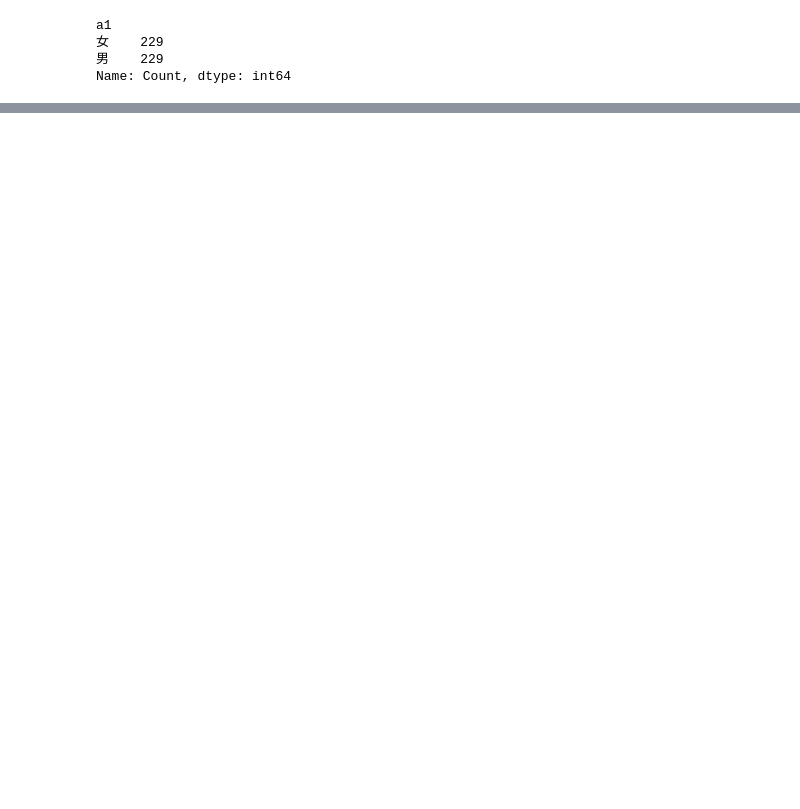
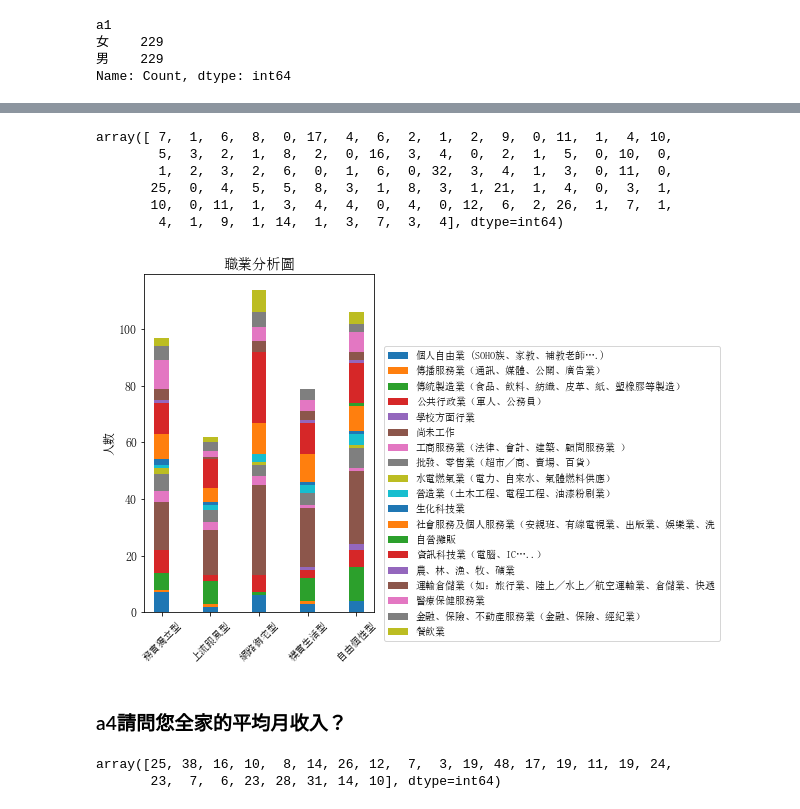
Before and after one commit to jerrylin0505/Multicovariance, a Jupyter notebook: Project3/畫圖.ipynb, the cells around one changed output, grey strips where cells are left out. Drawn from its saved outputs; the diff is of its cells as text; code cells hidden in the pictures; blank space fills up the shorter version.

```diff
--- a/Project3/畫圖.ipynb
+++ b/Project3/畫圖.ipynb
@@ -82,0 +120,41 @@ plt.show()
+# %%
+picture.groupby(["QCL_1","a3"]).size().values
+# %% [output]
+array([ 7,  1,  6,  8,  0, 17,  4,  6,  2,  1,  2,  9,  0, 11,  1,  4, 10,
+        5,  3,  2,  1,  8,  2,  0, 16,  3,  4,  0,  2,  1,  5,  0, 10,  0,
+        1,  2,  3,  2,  6,  0,  1,  6,  0, 32,  3,  4,  1,  3,  0, 11,  0,
+       25,  0,  4,  5,  5,  8,  3,  1,  8,  3,  1, 21,  1,  4,  0,  3,  1,
+       10,  0, 11,  1,  3,  4,  4,  0,  4,  0, 12,  6,  2, 26,  1,  7,  1,
+        4,  1,  9,  1, 14,  1,  3,  7,  3,  4], dtype=int64)
+# %%
+a3 = np.zeros((19,5))
+for k in range(19):
+    a3[k,:] = np.array([i for i in picture.groupby(["QCL_1","a3"]).size()[k::19]])
+# %%
+width = 0.3 #先設定每個長條的寬度
+
+sum = np.zeros(5) #記住Bottom位置用
+labels = picture.groupby("a3").count().index
+
+plt.figure(figsize=(9, 6))
+
+for x in range(19):
+    plt.bar(x1, a3[x,:], bottom=sum, width=width, label=labels[x])
+    sum += a3[x,:]
+
+plt.xticks(x1,clusters, rotation=45, fontsize=10)
+plt.ylabel("人數", fontsize=12)
+plt.title("職業分析圖")
+plt.legend(fontsize=10, bbox_to_anchor=(1.02,0.8))
+plt.tight_layout()
+plt.show()
+# %% [output]
+[figure, added]
+# %% [markdown]
+### a4請問您全家的平均月收入？
+# %%
+# print(picture.groupby(["QCL_1","a4"]).count()["Count"])
+picture.groupby(["QCL_1","a4"]).size().values
+# %% [output]
+array([25, 38, 16, 10,  8, 14, 26, 12,  7,  3, 19, 48, 17, 19, 11, 19, 24,
+       23,  7,  6, 23, 28, 31, 14, 10], dtype=int64)
```
Also changed, not shown: parts of 39 cells of this notebook, 8 other files.
